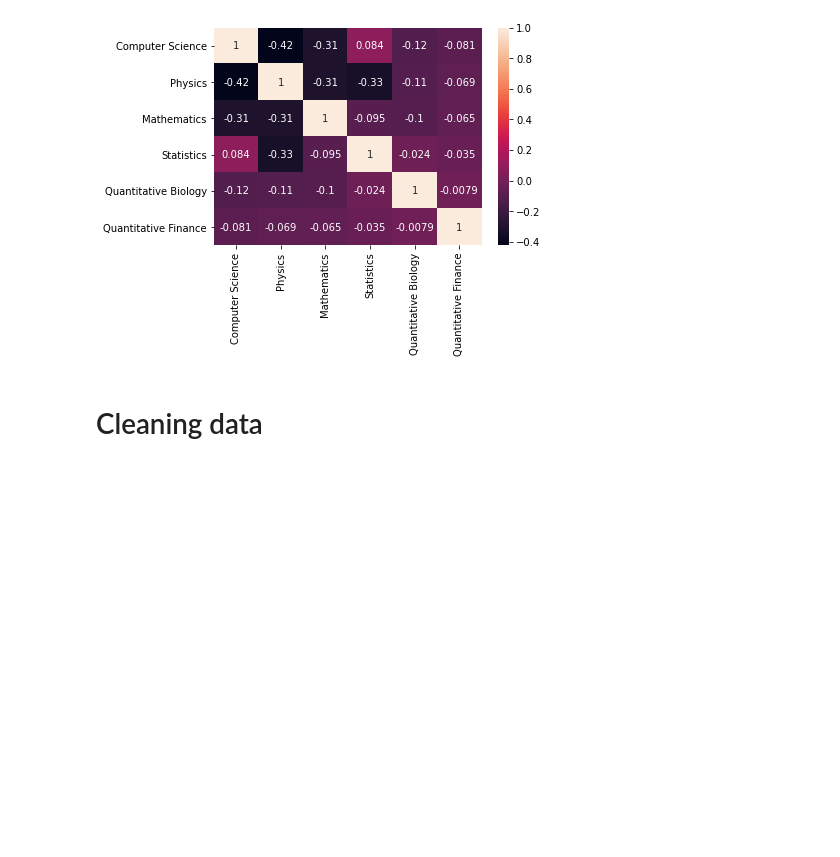
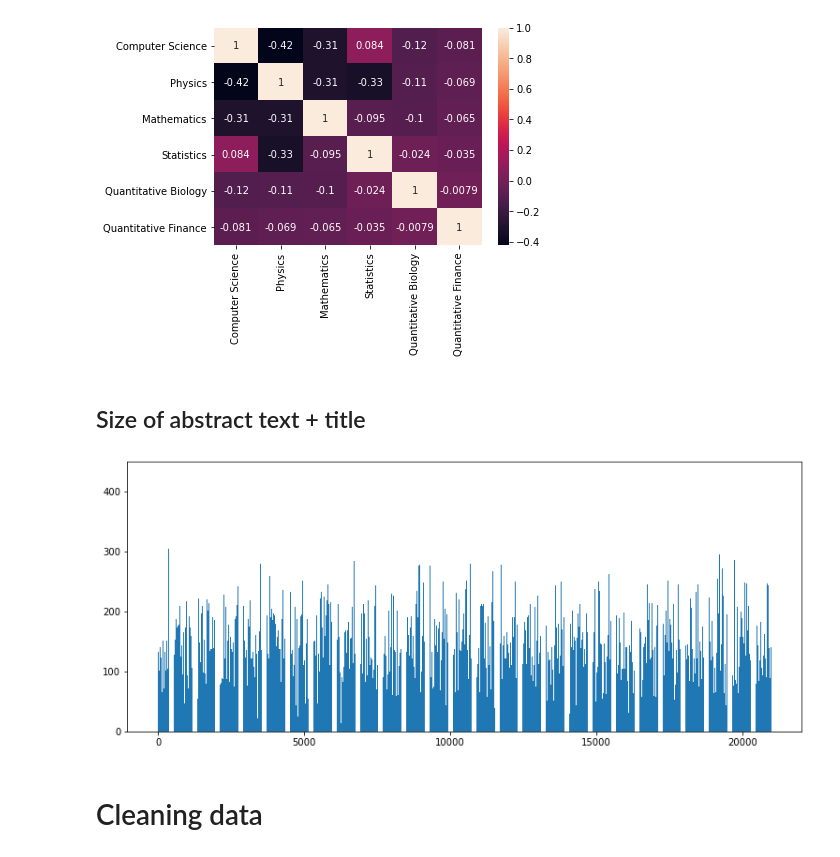
Before and after one commit to Jumaruba/MultiLabelClassification, a Jupyter notebook: src/main.ipynb, the cells around one changed output. Saved outputs shown, nothing was run; the diff lists cells and outputs as text; code cells hidden in the pictures; blank space fills up the shorter version.

Commit message:
Beggining BERT, regenerated preprocess and generated some graphics in main

```diff
--- a/src/main.ipynb
+++ b/src/main.ipynb
@@ -43,6 +51,21 @@ sn.heatmap(train[cols].corr(), annot=True)
 # %% [output]
 <AxesSubplot:>
 [figure]
+# %% [markdown]
+## Size of abstract text + title
+# %%
+# if there's a text really large, we might cut it's size
+len_abstract = [len(i.split(' ')) for i in train['ABSTRACT']]
+len_title = [len(i.split(' ')) for i in train['TITLE']]
+len_text = [len_title[i] + len_abstract[i] for i in range(len(train))]
+x = [i for i in range(len(train))]
+
+fig = plt.figure(figsize=(10, 4))
+ax = fig.add_axes([0,0,1,1])
+ax.bar(x, len_text)
+plt.show()
+# %% [output]
+[figure, added]
 # %% [markdown]
 # Cleaning data
 # %% [markdown]
```
Also changed, not shown: parts of 5 cells of this notebook, 3 other files.
